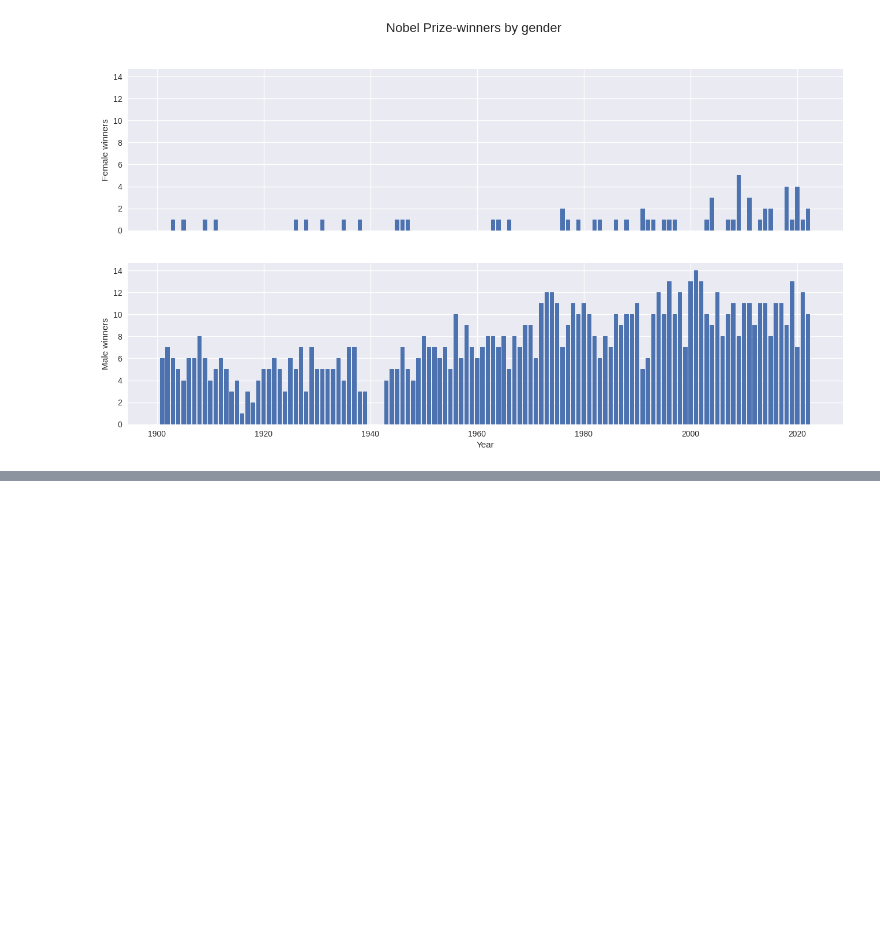
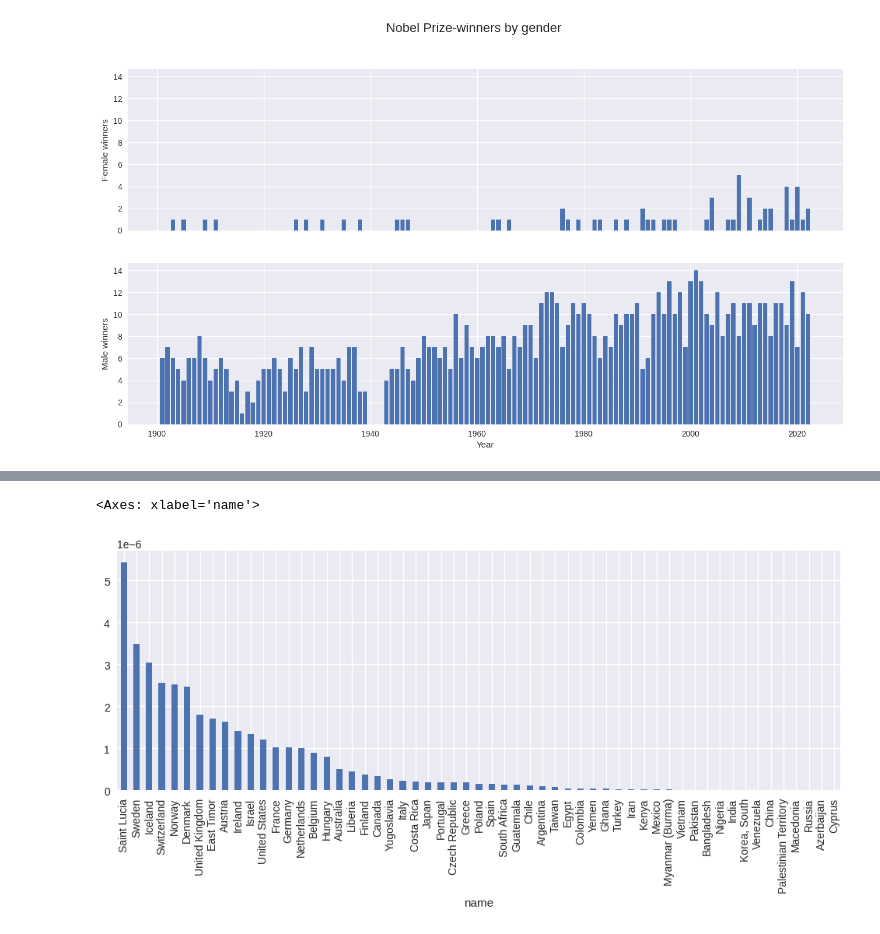
Before and after one commit to FilipeOrfao/data_visualization_with_python_and_javascript, a Jupyter notebook: 011_/main.ipynb, the cells around one changed output, grey strips where cells are left out. Saved outputs shown, nothing was run; the diff lists cells and outputs as text; code cells hidden in the pictures; blank space fills up the shorter version.

```diff
--- a/011_/main.ipynb
+++ b/011_/main.ipynb
@@ -234,0 +259,5 @@ Text(0.5, 0, 'Year')
+# %%
+# prize winners per capita
+nat_group = df.groupby("country")
+ngsz = nat_group.size()
+ngsz.index
@@ -234,0 +279,3 @@ Text(0.5, 0, 'Year')
+# %%
+df_countries = pd.read_json("data/winning_country_data.json", orient="index")
+df_countries.loc["Japan"]
@@ -234,0 +311,7 @@ Text(0.5, 0, 'Year')
+# %%
+df_countries = df_countries.set_index("name")
+df_countries["nobel_wins"] = ngsz
+df_countries["nobel_wins_per_capita"] = (
+    df_countries.nobel_wins / df_countries.population
+)
+df_countries
@@ -234,0 +337,7 @@ Text(0.5, 0, 'Year')
+# %%
+df_countries.sort_values(
+    by="nobel_wins_per_capita", ascending=False
+).nobel_wins_per_capita.plot(kind="bar", figsize=[12, 4])
+# %% [output]
+<Axes: xlabel='name'>
+[figure, added]
```
Also changed, not shown: parts of 48 cells of this notebook, 2 other files.
